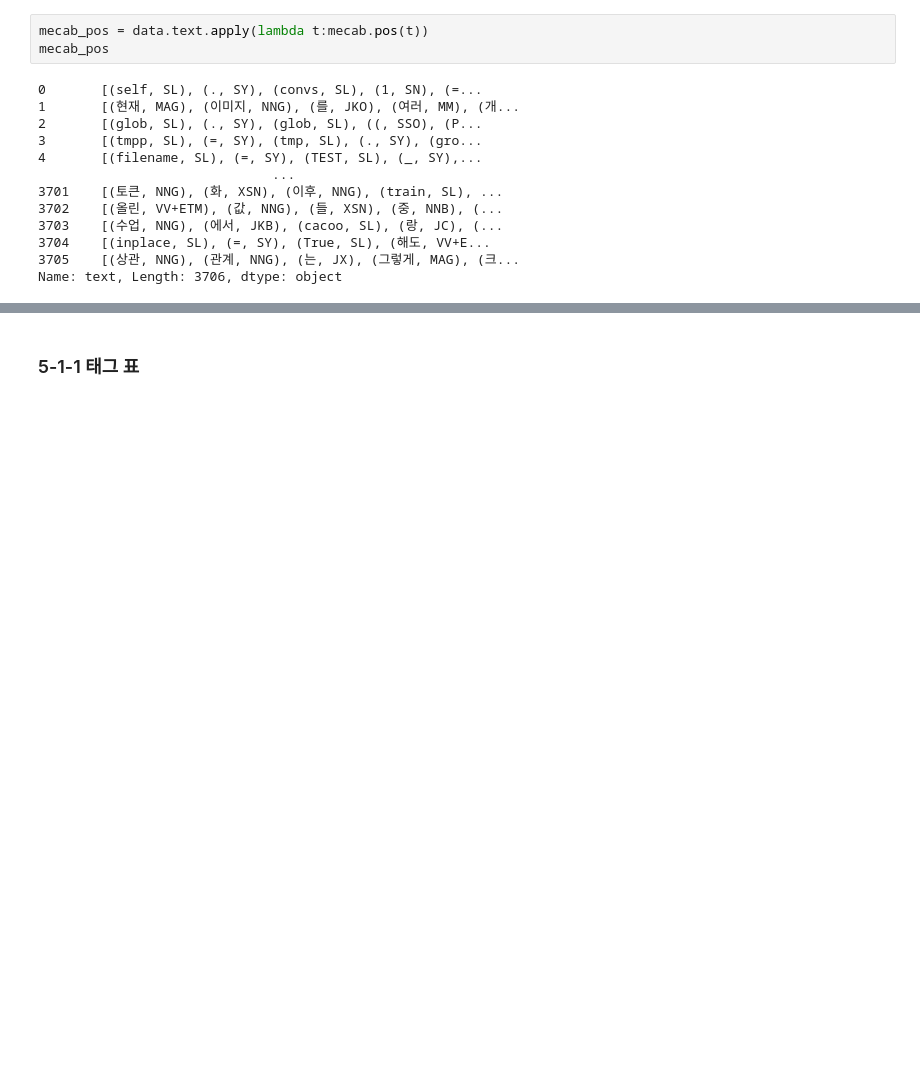
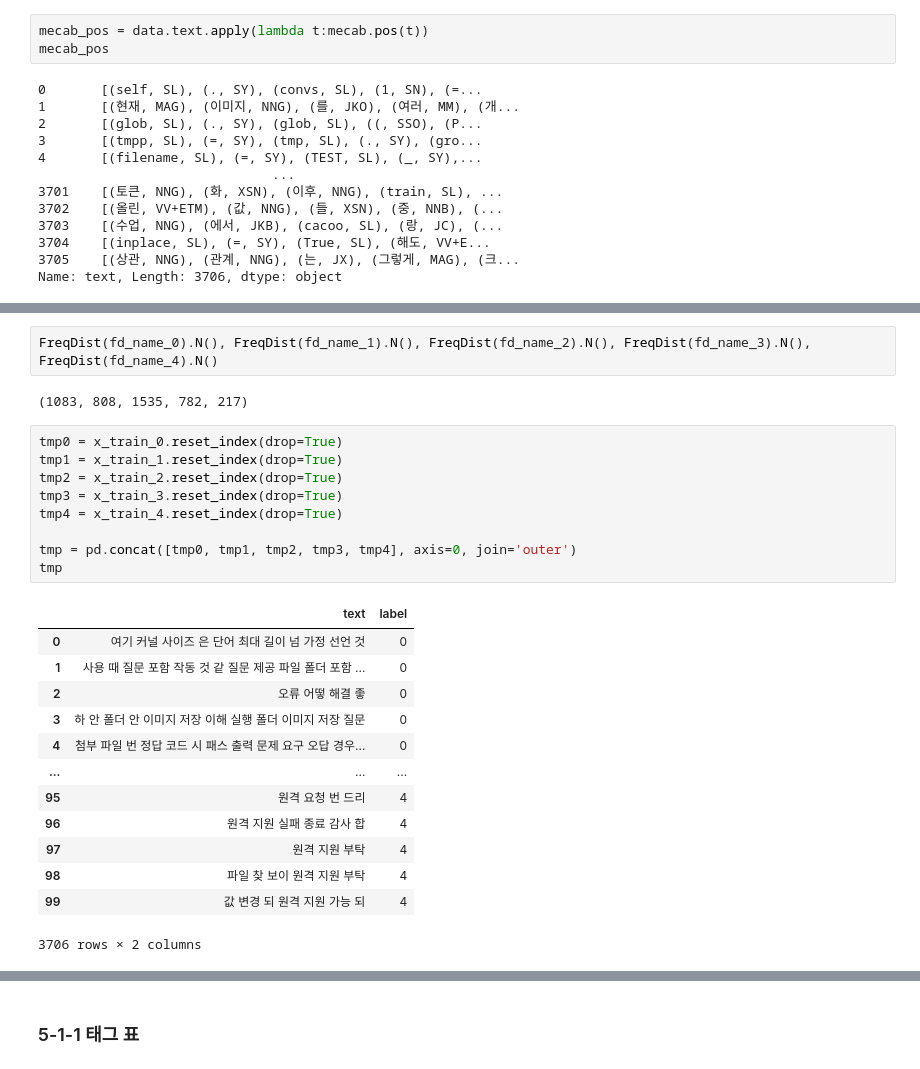
Before and after one commit to Oldman3840/Mini_Project_4th, a Jupyter notebook: 1. 문의 내용 유형 분류_분석_전처리_에이블러.ipynb, the cells around one changed output, grey strips where cells are left out. Cells and saved outputs as stored; diff of their text form; blank space fills up the shorter version.

```diff
--- a/1. 문의 내용 유형 분류_분석_전처리_에이블러.ipynb
+++ b/1. 문의 내용 유형 분류_분석_전처리_에이블러.ipynb
@@ -606,0 +680,27 @@ memory usage: 86.9+ KB
+# %%
+FreqDist(fd_name_0).N(), FreqDist(fd_name_1).N(), FreqDist(fd_name_2).N(), FreqDist(fd_name_3).N(), FreqDist(fd_name_4).N()
+# %% [output]
+(1083, 808, 1535, 782, 217)
+# %%
+tmp0 = x_train_0.reset_index(drop=True)
+tmp1 = x_train_1.reset_index(drop=True)
+tmp2 = x_train_2.reset_index(drop=True)
+tmp3 = x_train_3.reset_index(drop=True)
+tmp4 = x_train_4.reset_index(drop=True)
+
+tmp = pd.concat([tmp0, tmp1, tmp2, tmp3, tmp4], axis=0, join='outer')
+tmp
+# %% [output]
+|  | text | label |
+| 0 | 여기 커널 사이즈 은 단어 최대 길이 넘 가정 선언 것 | 0 |
+| 1 | 사용 때 질문 포함 작동 것 같 질문 제공 파일 폴더 포함 ... | 0 |
+| 2 | 오류 어떻 해결 좋 | 0 |
+| 3 | 하 안 폴더 안 이미지 저장 이해 실행 폴더 이미지 저장 질문 | 0 |
+| 4 | 첨부 파일 번 정답 코드 시 패스 출력 문제 요구 오답 경우... | 0 |
+| ... | ... | ... |
+| 95 | 원격 요청 번 드리 | 4 |
+| 96 | 원격 지원 실패 종료 감사 합 | 4 |
+| 97 | 원격 지원 부탁 | 4 |
+| 98 | 파일 찾 보이 원격 지원 부탁 | 4 |
+| 99 | 값 변경 되 원격 지원 가능 되 | 4 |
+3706 rows × 2 columns
```
Also changed, not shown: parts of 27 cells of this notebook.
